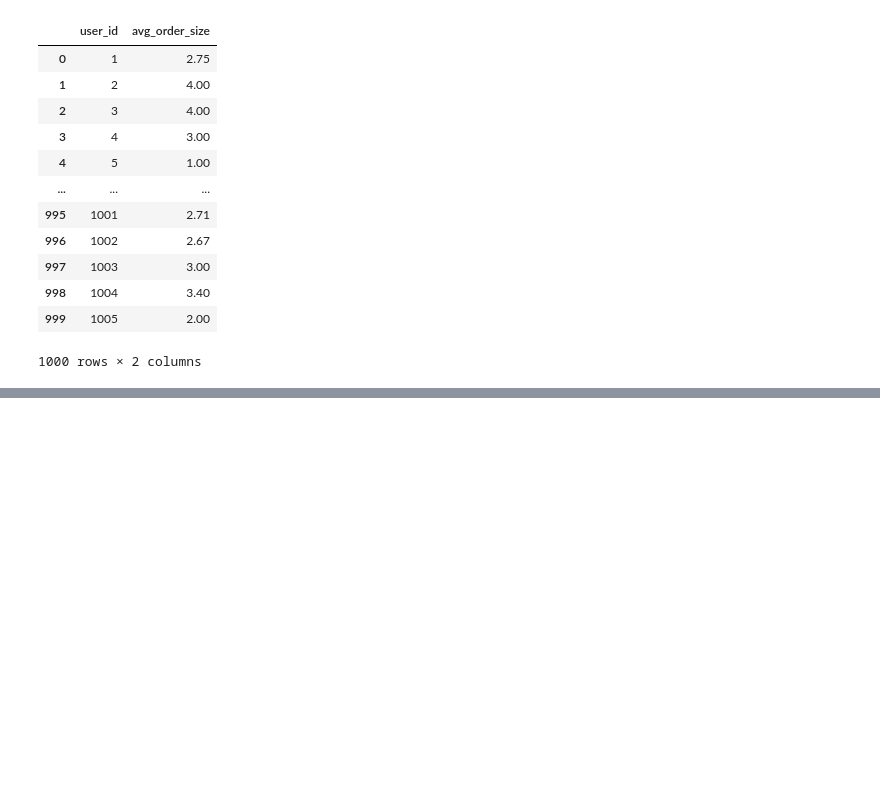
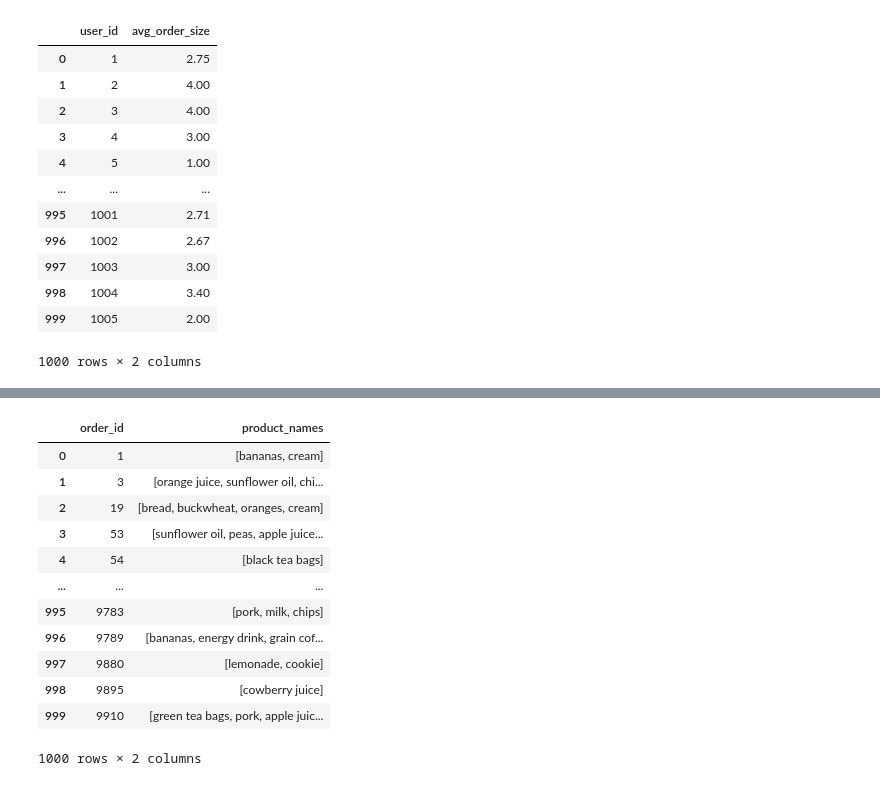
Before and after one commit to Aranaur/py4ds, a Jupyter notebook: sql_join.ipynb, the cells around one changed output, grey strips where cells are left out. Drawn from its saved outputs; the diff is of its cells as text; code cells hidden in the pictures; blank space fills up the shorter version.

```diff
--- a/sql_join.ipynb
+++ b/sql_join.ipynb
@@ -1257,0 +1704,25 @@ LIMIT 1000
+# %%
+#| code-fold: true
+#| code-summary: "Рішення"
+
+%%sql
+SELECT order_id,
+       array_agg(name) as product_names
+FROM   (SELECT order_id,
+               unnest(product_ids) as product_id
+        FROM   orders) t join products using(product_id)
+GROUP BY order_id limit 1000
+# %% [output]
+|  | order_id | product_names |
+| 0 | 1 | [bananas, cream] |
+| 1 | 3 | [orange juice, sunflower oil, chi... |
+| 2 | 19 | [bread, buckwheat, oranges, cream] |
+| 3 | 53 | [sunflower oil, peas, apple juice... |
+| 4 | 54 | [black tea bags] |
+| ... | ... | ... |
+| 995 | 9783 | [pork, milk, chips] |
+| 996 | 9789 | [bananas, energy drink, grain cof... |
+| 997 | 9880 | [lemonade, cookie] |
+| 998 | 9895 | [сowberry juice] |
+| 999 | 9910 | [green tea bags, pork, apple juic... |
+1000 rows × 2 columns
```
Also changed, not shown: parts of 61 cells of this notebook, 2 other files.
